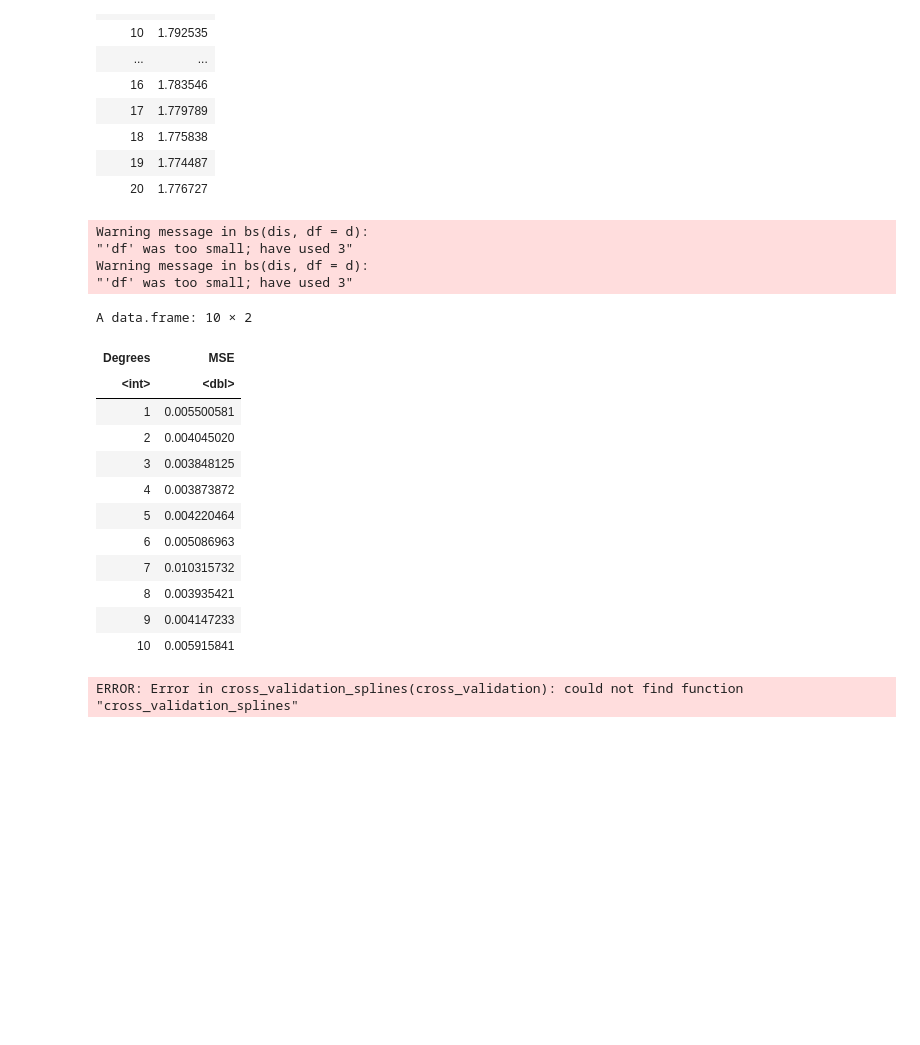
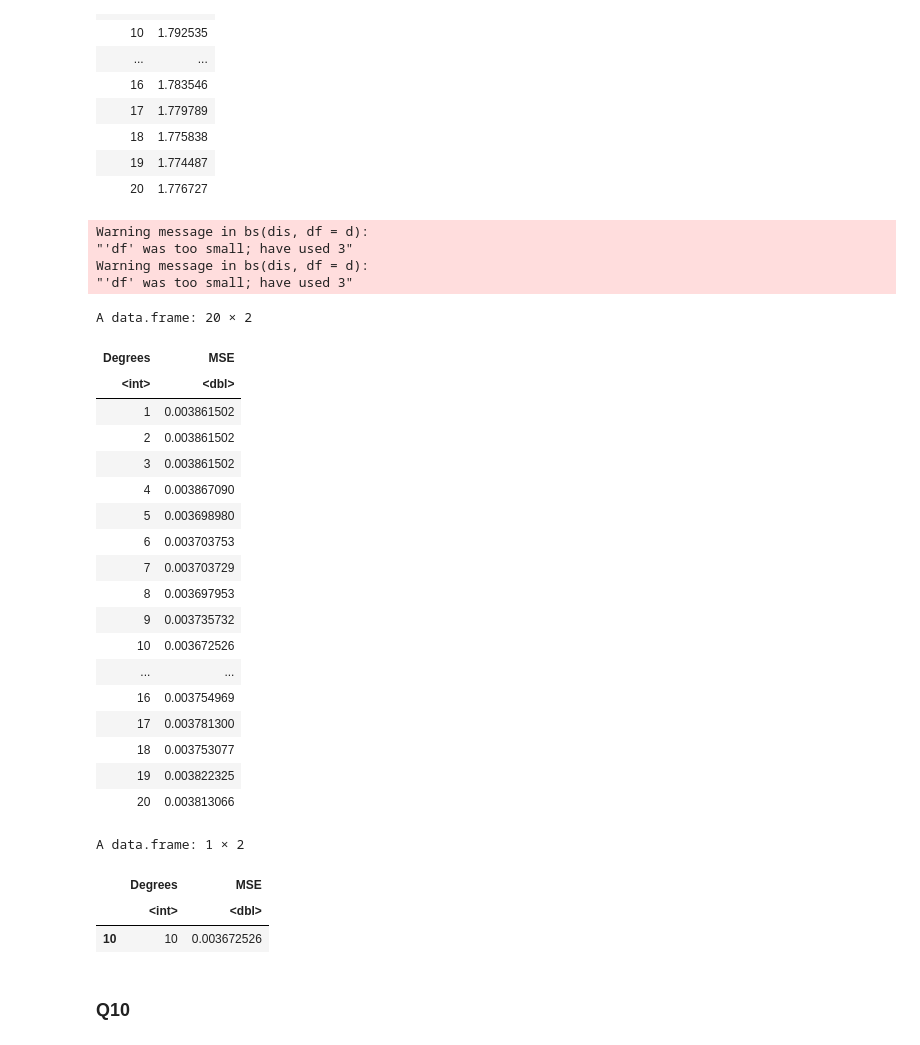
Before and after one commit to alipourmotlagh/MBD_statistical_learning, a Jupyter notebook: Chapter 7/Chapter 7 Q 9 and 10.ipynb, the cells around one changed output. Saved outputs shown, nothing was run; the diff lists cells and outputs as text; code cells hidden in the pictures; blank space fills up the shorter version.

```diff
--- a/Chapter 7/Chapter 7 Q 9 and 10.ipynb
+++ b/Chapter 7/Chapter 7 Q 9 and 10.ipynb
@@ -233,40 +231,50 @@ A data.frame: 20 × 2
 | 20 | 1.776727 |
 # %%
 #part f
-library(lmvar)
+
 cross_validation_splines <- NULL
 
 for (d in 1:20) {
     spline_for <- lm(nox ~ bs(dis, df=d), data=Boston, x=TRUE, y=TRUE)
-    CV_for <- cv.lm(LR_for, k=5, seed=123)
+    CV_for <- cv.lm(spline_for, k=5, seed=123)
     cross_validation_splines$Degrees[d] <- d
     cross_validation_splines$MSE[d] <- CV_for$MSE$mean
 
 }
 
-cross_validation_splines <- cross_validation_splines(cross_validation)
+cross_validation_splines <- data.frame(cross_validation_splines)
 cross_validation_splines
 # %% [output]
 Warning message in bs(dis, df = d):
 "'df' was too small; have used 3"
 Warning message in bs(dis, df = d):
 "'df' was too small; have used 3"
-A data.frame: 10 × 2
+A data.frame: 20 × 2
 | Degrees | MSE |
 | <int> | <dbl> |
-| 1 | 0.005500581 |
-| 2 | 0.004045020 |
-| 3 | 0.003848125 |
-| 4 | 0.003873872 |
-| 5 | 0.004220464 |
-| 6 | 0.005086963 |
-| 7 | 0.010315732 |
-| 8 | 0.003935421 |
-| 9 | 0.004147233 |
-| 10 | 0.005915841 |
+| 1 | 0.003861502 |
+| 2 | 0.003861502 |
+| 3 | 0.003861502 |
+| 4 | 0.003867090 |
+| 5 | 0.003698980 |
+| 6 | 0.003703753 |
+| 7 | 0.003703729 |
+| 8 | 0.003697953 |
+| 9 | 0.003735732 |
+| 10 | 0.003672526 |
+| ... | ... |
+| 16 | 0.003754969 |
+| 17 | 0.003781300 |
+| 18 | 0.003753077 |
+| 19 | 0.003822325 |
+| 20 | 0.003813066 |
 # %%
-cross_validation_splines <- cross_validation_splines(cross_validation)
-cross_validation_splines
+
 cross_validation_splines[cross_validation_splines$MSE == min(cross_validation_splines$MSE), ]
 # %% [output]
-ERROR: Error in cross_validation_splines(cross_validation): could not find function "cross_validation_splines"
+A data.frame: 1 × 2
+|  | Degrees | MSE |
+|  | <int> | <dbl> |
+| 10 | 10 | 0.003672526 |
+# %% [markdown]
+### Q10
```
Also changed, not shown: parts of 16 cells of this notebook.
